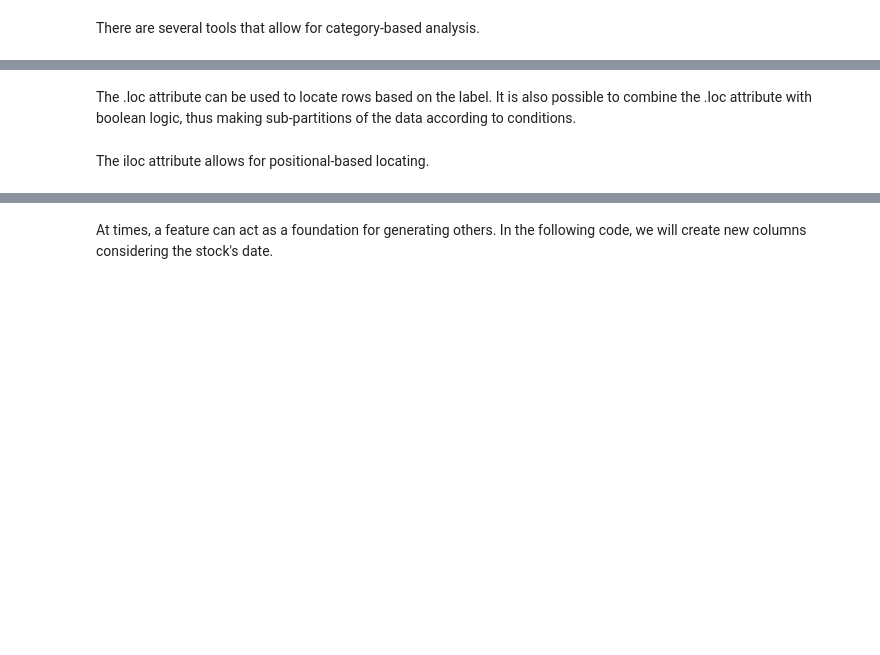
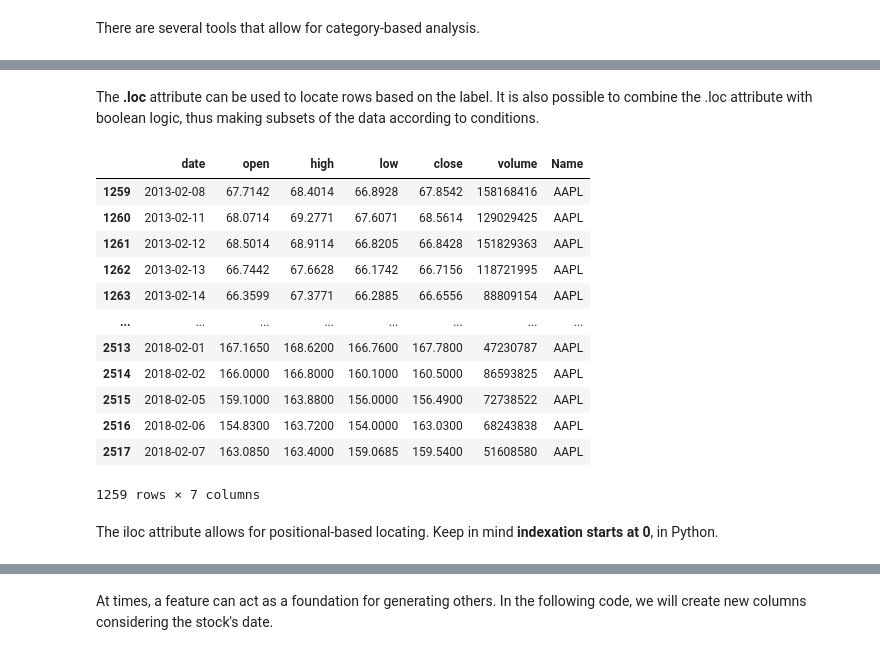
Before and after one commit to DARR97/Workshop_5_6, a Jupyter notebook: workshop.ipynb, the cells around one changed output, grey strips where cells are left out. Saved outputs shown, nothing was run; the diff lists cells and outputs as text; code cells hidden in the pictures; blank space fills up the shorter version.

```diff
--- a/workshop.ipynb
+++ b/workshop.ipynb
@@ -119,8 +179,22 @@ print(count_by_company)
 # %% [markdown]
-The .loc attribute can be used to locate rows based on the label. It is also possible to combine the .loc attribute with boolean logic, thus making sub-partitions of the data according to conditions.
+The **.loc** attribute can be used to locate rows based on the label. It is also possible to combine the .loc attribute with boolean logic, thus making subsets of the data according to conditions.
 # %%
-opened_data.loc[opened_data["Name"] == "APP"]
+opened_data.loc[opened_data["Name"] == "AAPL"]
+# %% [output]
+|  | date | open | high | low | close | volume | Name |
+| 1259 | 2013-02-08 | 67.7142 | 68.4014 | 66.8928 | 67.8542 | 158168416 | AAPL |
+| 1260 | 2013-02-11 | 68.0714 | 69.2771 | 67.6071 | 68.5614 | 129029425 | AAPL |
+| 1261 | 2013-02-12 | 68.5014 | 68.9114 | 66.8205 | 66.8428 | 151829363 | AAPL |
+| 1262 | 2013-02-13 | 66.7442 | 67.6628 | 66.1742 | 66.7156 | 118721995 | AAPL |
+| 1263 | 2013-02-14 | 66.3599 | 67.3771 | 66.2885 | 66.6556 | 88809154 | AAPL |
+| ... | ... | ... | ... | ... | ... | ... | ... |
+| 2513 | 2018-02-01 | 167.1650 | 168.6200 | 166.7600 | 167.7800 | 47230787 | AAPL |
+| 2514 | 2018-02-02 | 166.0000 | 166.8000 | 160.1000 | 160.5000 | 86593825 | AAPL |
+| 2515 | 2018-02-05 | 159.1000 | 163.8800 | 156.0000 | 156.4900 | 72738522 | AAPL |
+| 2516 | 2018-02-06 | 154.8300 | 163.7200 | 154.0000 | 163.0300 | 68243838 | AAPL |
+| 2517 | 2018-02-07 | 163.0850 | 163.4000 | 159.0685 | 159.5400 | 51608580 | AAPL |
+1259 rows × 7 columns
 # %% [markdown]
-The iloc attribute allows for positional-based locating.
+The iloc attribute allows for positional-based locating. Keep in mind **indexation starts at 0**, in Python.
 # %%
 opened_data.iloc[0:15,1]
```
Also changed, not shown: parts of 35 cells of this notebook.
